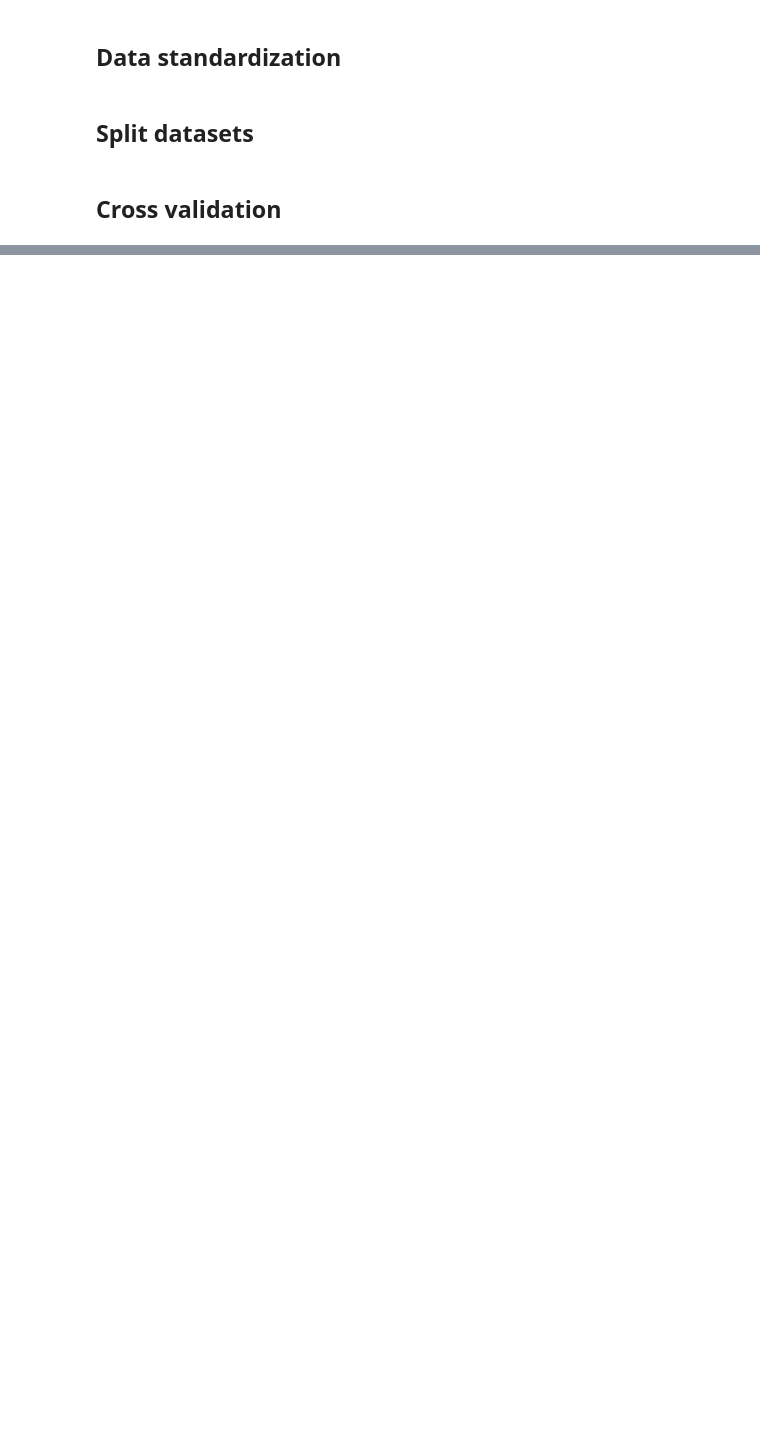
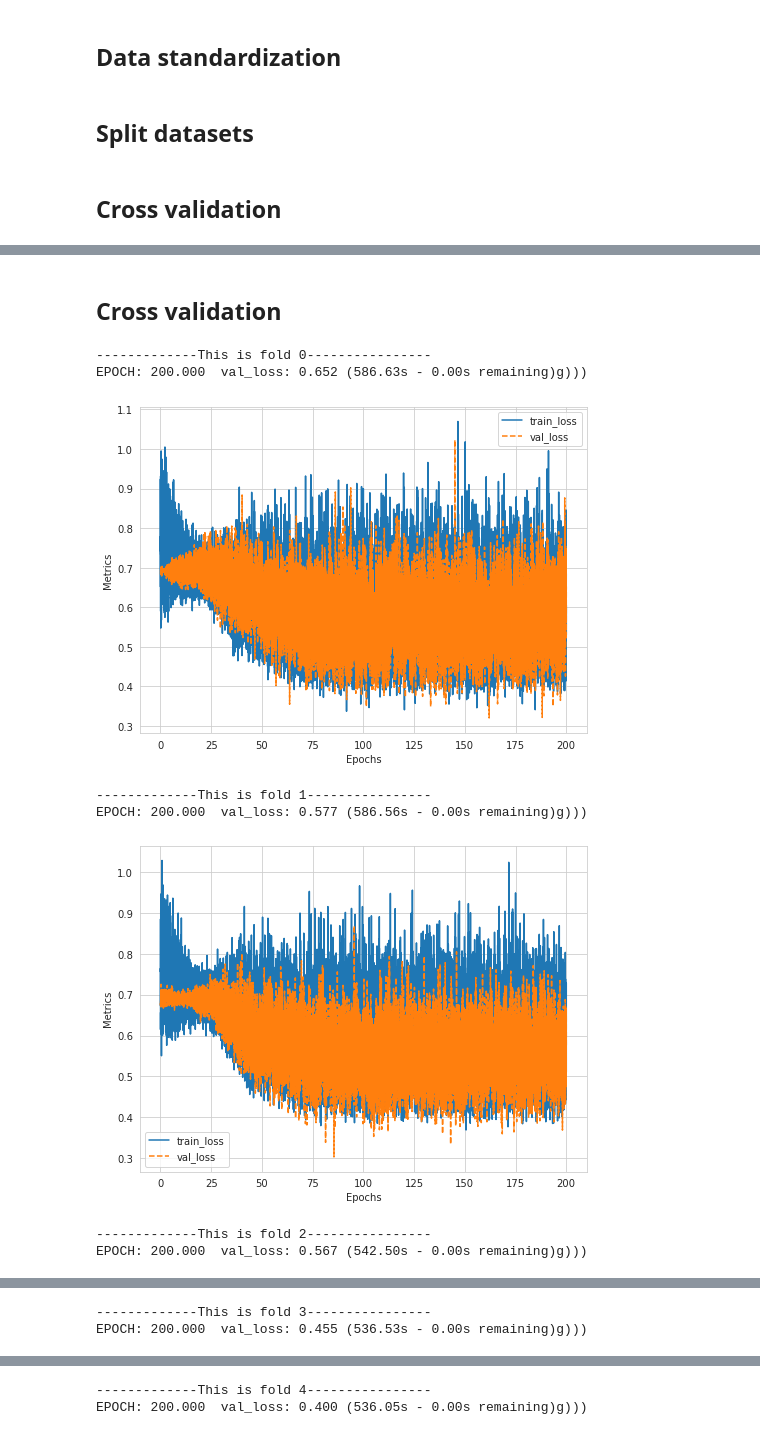
Before and after one commit to luowx0905/Individual-Project, a Jupyter notebook: sell property/build_model/model_status.ipynb, the cells around one changed output, grey strips where cells are left out. Drawn from its saved outputs; the diff is of its cells as text; code cells hidden in the pictures; blank space fills up the shorter version.

```diff
--- a/sell property/build_model/model_status.ipynb
+++ b/sell property/build_model/model_status.ipynb
@@ -159,0 +299,39 @@ x_train, x_test, y_train, y_test = train_test_split(features, labels, random_sta
+# %% [markdown]
+## Cross validation
+# %%
+kfold = KFold(n_splits=5, shuffle=True, random_state=1)
+num_epoch = 200
+
+for fold, (train_id, val_id) in enumerate(kfold.split(x_train.index)):
+    train_feature, train_label = x_train.iloc[train_id], y_train.iloc[train_id]
+    val_feature, val_label = x_train.iloc[val_id], y_train.iloc[val_id]
+    print("\n\n-------------This is fold {}----------------".format(fold))
+
+    train_data = StatusDataset(train_feature, train_label)
+    val_data = StatusDataset(val_feature, val_label)
+    in_features = len(train_data[0][0])
+
+    train_sampler = create_weighted_sampler(train_label["Completed"].values)
+    val_sampler = create_weighted_sampler(val_label["Completed"].values)
+
+    train_loader = DataLoader(train_data, batch_size=32, shuffle=False, drop_last=True, sampler=train_sampler)
+    val_loader = DataLoader(val_data, batch_size=32, shuffle=False, drop_last=True, sampler=val_sampler)
+
+    model = PredictStatus(in_features).to(device)
+    optimizer = optim.Adam(model.parameters(), lr=1e-4)
+    loss_fn = nn.BCELoss()
+    #scheduler = optim.lr_scheduler.ReduceLROnPlateau(optimizer, patience=50, factor=0.3)
+    scheduler = optim.lr_scheduler.StepLR(optimizer, step_size=75, gamma=0.01)
+
+    train(num_epoch, model, loss_fn, optimizer, scheduler, train_loader, val_loader)
+
+    torch.save(model, "models/status_scheduler_fold_{}.pth".format(fold))
+# %% [output]
+-------------This is fold 0----------------
+EPOCH: 200.000  val_loss: 0.652 (586.63s - 0.00s remaining)g)))
+[figure, added]
+-------------This is fold 1----------------
+EPOCH: 200.000  val_loss: 0.577 (586.56s - 0.00s remaining)g)))
+[figure, added]
+-------------This is fold 2----------------
+EPOCH: 200.000  val_loss: 0.567 (542.50s - 0.00s remaining)g)))
@@ -159,0 +339,2 @@ x_train, x_test, y_train, y_test = train_test_split(features, labels, random_sta
+-------------This is fold 3----------------
+EPOCH: 200.000  val_loss: 0.455 (536.53s - 0.00s remaining)g)))
@@ -159,0 +342,2 @@ x_train, x_test, y_train, y_test = train_test_split(features, labels, random_sta
+-------------This is fold 4----------------
+EPOCH: 200.000  val_loss: 0.400 (536.05s - 0.00s remaining)g)))
```
Also changed, not shown: parts of 28 cells of this notebook, 2 other files.
